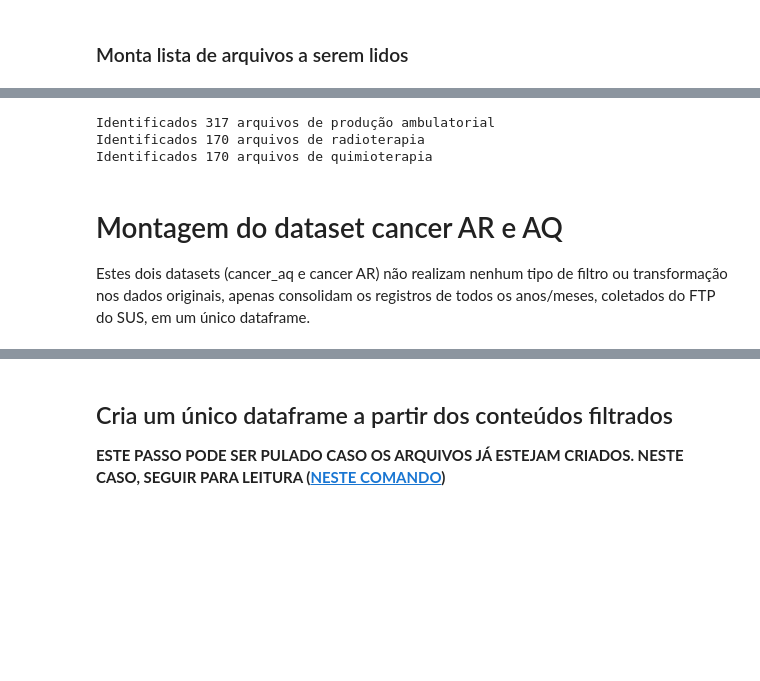
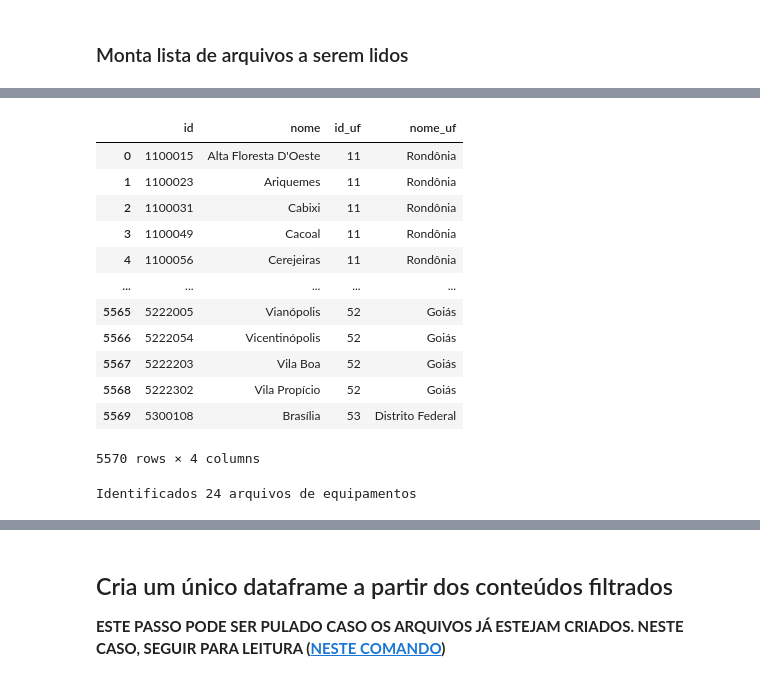
Before and after one commit to heber-augusto/sus-kpis-analysis, a Jupyter notebook: cnes/indicadores_monitor_rosa_cnes.ipynb, the cells around one changed output, grey strips where cells are left out. Drawn from its saved outputs; the diff is of its cells as text; code cells hidden in the pictures; blank space fills up the shorter version.

```diff
--- a/cnes/indicadores_monitor_rosa_cnes.ipynb
+++ b/cnes/indicadores_monitor_rosa_cnes.ipynb
@@ -346,12 +287,20 @@ file_paths_by_type['AQ'] = get_file_paths(
-# %%
-print(f"""Identificados {len(file_paths_by_type['PA'])} arquivos de produção ambulatorial""")
-print(f"""Identificados {len(file_paths_by_type['AR'])} arquivos de radioterapia""")
-print(f"""Identificados {len(file_paths_by_type['AQ'])} arquivos de quimioterapia""")
-# %% [output]
-Identificados 317 arquivos de produção ambulatorial
-Identificados 170 arquivos de radioterapia
-Identificados 170 arquivos de quimioterapia
-# %% [markdown]
-# Montagem do dataset cancer AR e AQ
-
-Estes dois datasets (cancer_aq e cancer AR) não realizam nenhum tipo de filtro ou transformação nos dados originais, apenas consolidam os registros de todos os anos/meses, coletados do FTP do SUS, em um único dataframe.
+# %%
+pd.read_csv('/content/colab/monitor/ibge_data/ibge_cidades.csv', sep=';')
+# %% [output]
+|  | id | nome | id_uf | nome_uf |
+| 0 | 1100015 | Alta Floresta D'Oeste | 11 | Rondônia |
+| 1 | 1100023 | Ariquemes | 11 | Rondônia |
+| 2 | 1100031 | Cabixi | 11 | Rondônia |
+| 3 | 1100049 | Cacoal | 11 | Rondônia |
+| 4 | 1100056 | Cerejeiras | 11 | Rondônia |
+| ... | ... | ... | ... | ... |
+| 5565 | 5222005 | Vianópolis | 52 | Goiás |
+| 5566 | 5222054 | Vicentinópolis | 52 | Goiás |
+| 5567 | 5222203 | Vila Boa | 52 | Goiás |
+| 5568 | 5222302 | Vila Propício | 52 | Goiás |
+| 5569 | 5300108 | Brasília | 53 | Distrito Federal |
+5570 rows × 4 columns
+# %%
+print(f"""Identificados {len(file_paths_by_type['EQ'])} arquivos de equipamentos""")
+# %% [output]
+Identificados 24 arquivos de equipamentos
```
Also changed, not shown: parts of 31 cells of this notebook.
